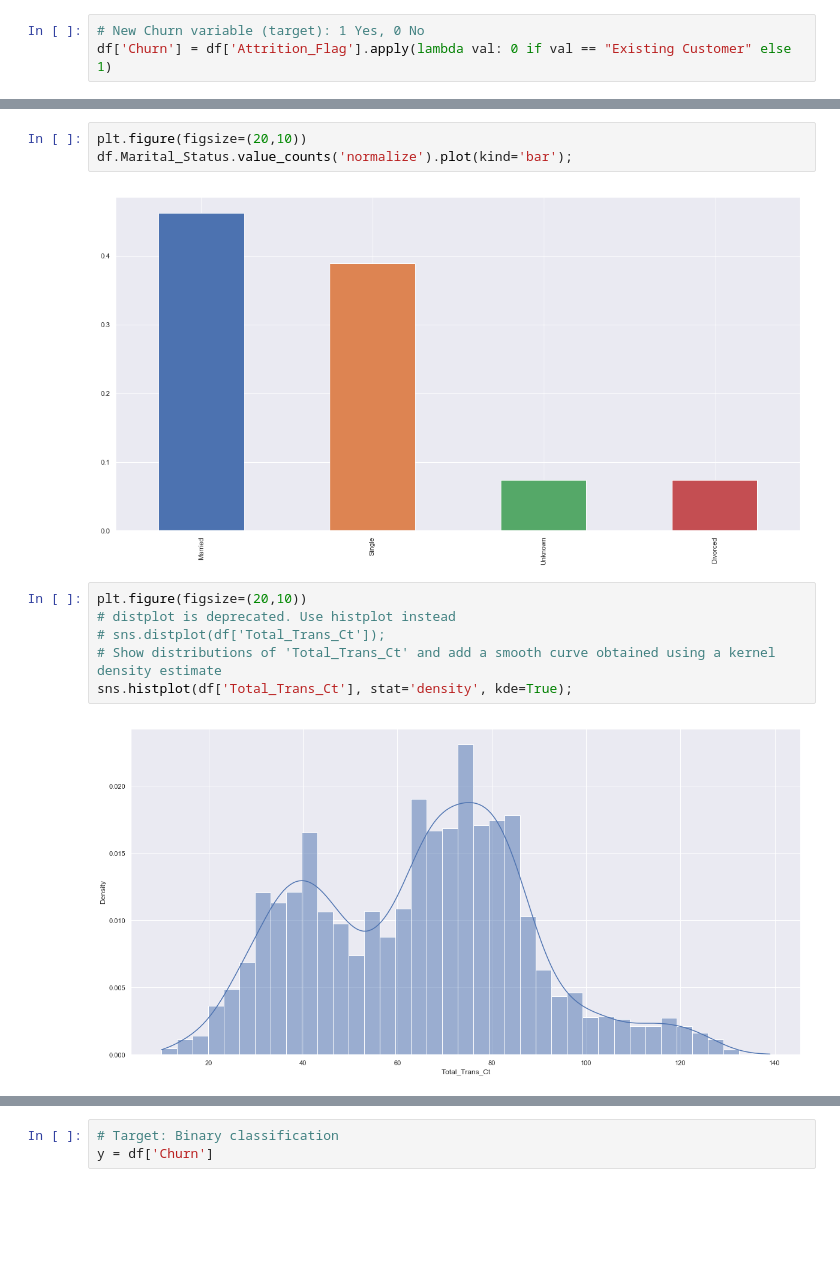
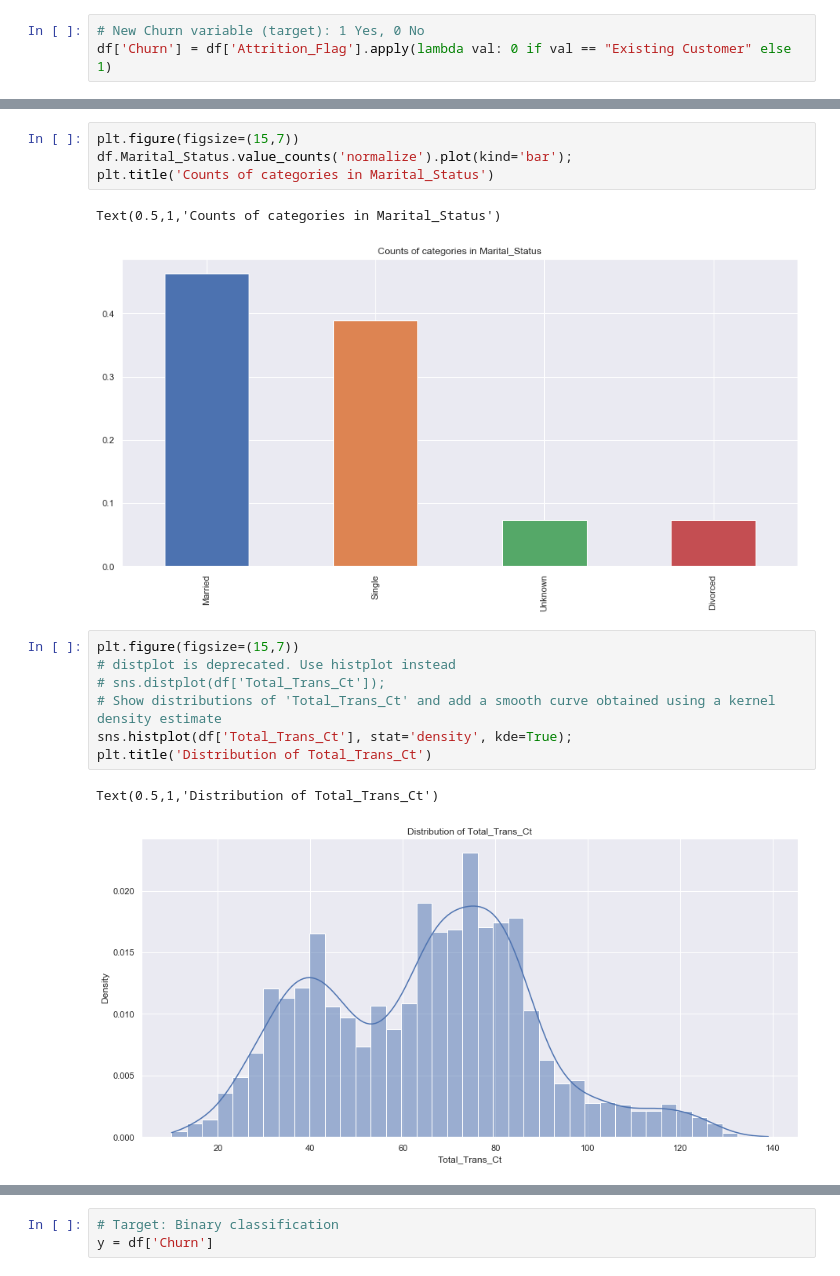
Before and after one commit to mxagar/customer_churn_production, a Jupyter notebook: churn_notebook.ipynb, the cells around one changed output, grey strips where cells are left out. Saved outputs shown, nothing was run; the diff lists cells and outputs as text; blank space fills up the shorter version.

```diff
--- a/churn_notebook.ipynb
+++ b/churn_notebook.ipynb
@@ -193,14 +223,18 @@ df['Customer_Age'].hist();
 # %%
-plt.figure(figsize=(20,10))
+plt.figure(figsize=(15,7))
 df.Marital_Status.value_counts('normalize').plot(kind='bar');
+plt.title('Counts of categories in Marital_Status')
 # %% [output]
+Text(0.5,1,'Counts of categories in Marital_Status')
-[figure, old version]
+[figure, new version]
 # %%
-plt.figure(figsize=(20,10))
+plt.figure(figsize=(15,7))
 # distplot is deprecated. Use histplot instead
 # sns.distplot(df['Total_Trans_Ct']);
 # Show distributions of 'Total_Trans_Ct' and add a smooth curve obtained using a kernel density estimate
 sns.histplot(df['Total_Trans_Ct'], stat='density', kde=True);
+plt.title('Distribution of Total_Trans_Ct')
 # %% [output]
+Text(0.5,1,'Distribution of Total_Trans_Ct')
-[figure, old version]
+[figure, new version]
 # %%
```
Also changed, not shown: parts of 55 cells of this notebook.
